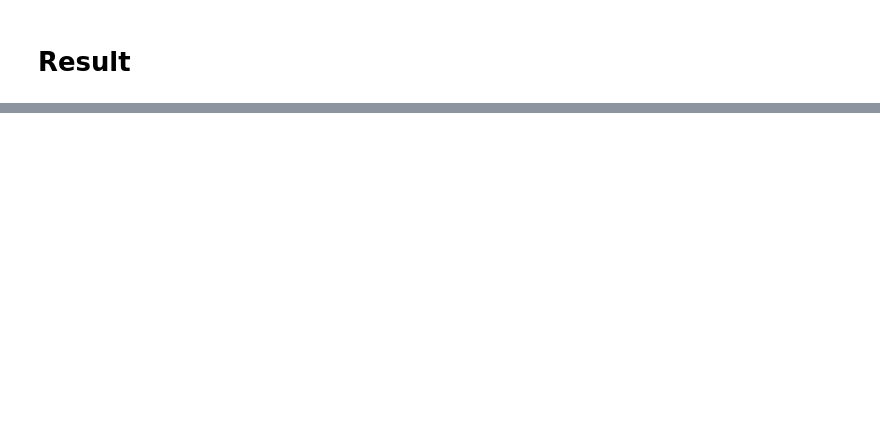
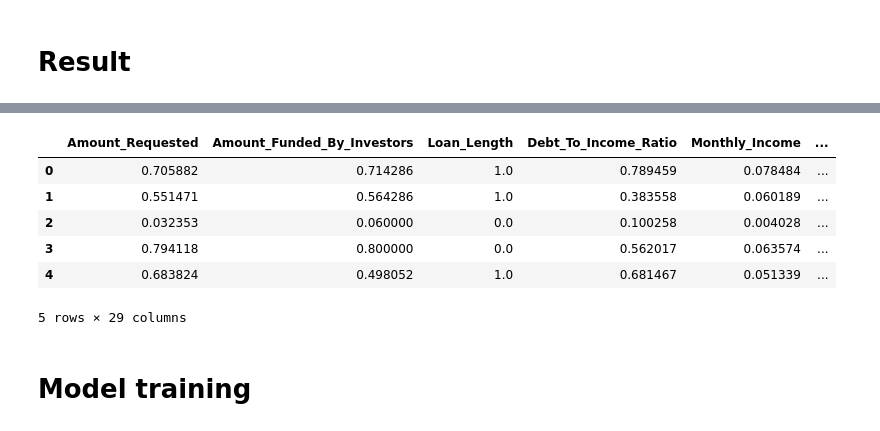
Before and after one commit to prashant4961/bank_interest_rate, a Jupyter notebook: bank_interest_rate.ipynb, the cells around one changed output, grey strips where cells are left out. Cells and saved outputs as stored; diff of their text form; code cells hidden in the pictures; blank space fills up the shorter version.

```diff
--- a/bank_interest_rate.ipynb
+++ b/bank_interest_rate.ipynb
@@ -1426,0 +1466,18 @@ Linear Regression (Variance Threshold = 1.5):
+# %%
+x=df.drop('Interest_Rate',axis=1)
+y=df['Interest_Rate']
+# %%
+normal_scaler=MinMaxScaler()
+normal_array=normal_scaler.fit_transform(x)
+normal_df=pd.DataFrame(normal_array,columns=x.columns)
+normal_df.head()
+# %% [output]
+|  | Amount_Requested | Amount_Funded_By_Investors | Loan_Length | Debt_To_Income_Ratio | Monthly_Income | ... |
+| 0 | 0.705882 | 0.714286 | 1.0 | 0.789459 | 0.078484 | ... |
+| 1 | 0.551471 | 0.564286 | 1.0 | 0.383558 | 0.060189 | ... |
+| 2 | 0.032353 | 0.060000 | 0.0 | 0.100258 | 0.004028 | ... |
+| 3 | 0.794118 | 0.800000 | 0.0 | 0.562017 | 0.063574 | ... |
+| 4 | 0.683824 | 0.498052 | 1.0 | 0.681467 | 0.051339 | ... |
+5 rows × 29 columns
+# %% [markdown]
+# Model training
```
Also changed, not shown: parts of 46 cells of this notebook, 2 other files.
